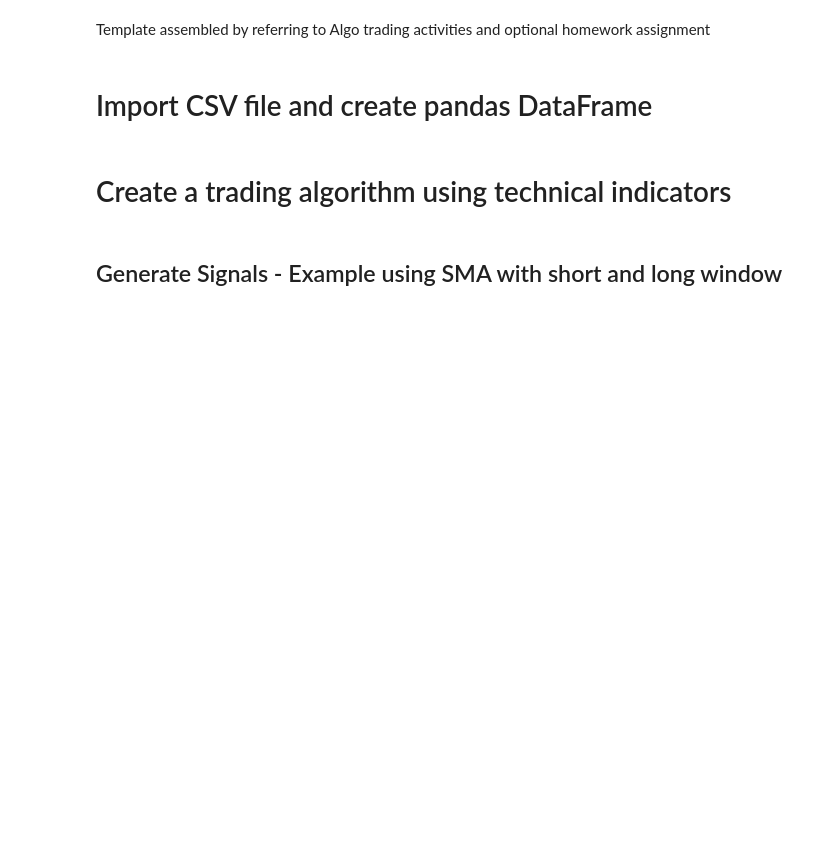
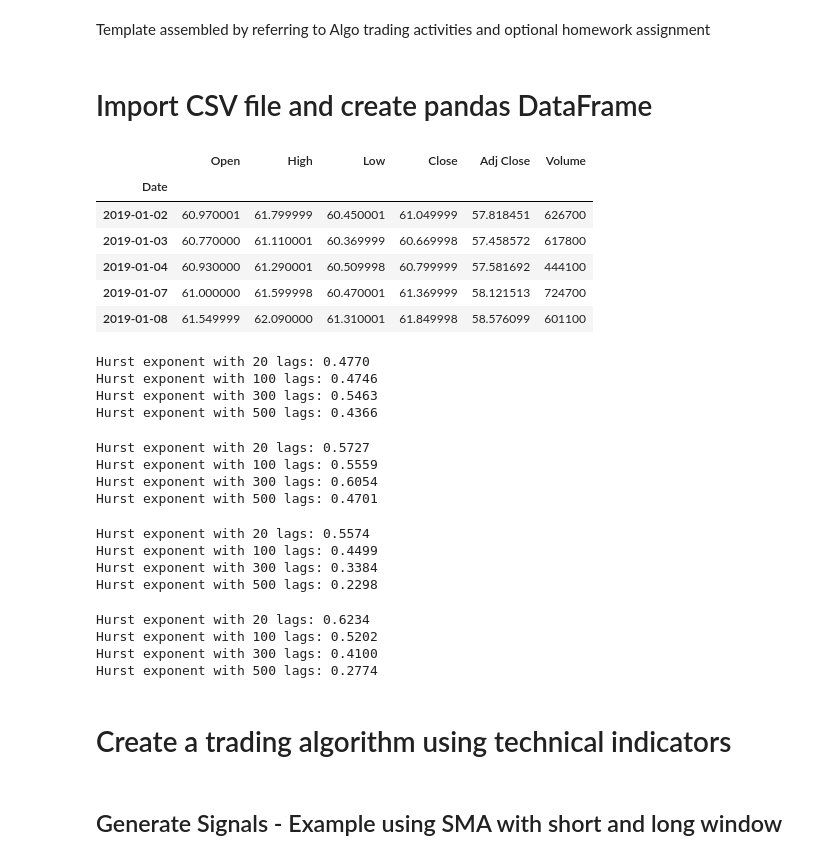
Before and after one commit to tyedem/Machine-Learning-Trader, a Jupyter notebook: Machine_Learning_Trader.ipynb, the cells around one changed output. Drawn from its saved outputs; the diff is of its cells as text; code cells hidden in the pictures; blank space fills up the shorter version.

Commit message:
Add Hurst exponent

```diff
--- a/Machine_Learning_Trader.ipynb
+++ b/Machine_Learning_Trader.ipynb
@@ -29,0 +20,17 @@ stocks_df.head()
+# %%
+# Import stocks dataset
+loblaws_df = pd.read_csv(Path('./Resources/loblaw.csv'), index_col= 'Date', parse_dates = True, infer_datetime_format=True)
+bmo_df = pd.read_csv(Path('./Resources/bmo.csv'), index_col= 'Date', parse_dates = True, infer_datetime_format=True)
+tri_df = pd.read_csv(Path('./Resources/tri.csv'), index_col= 'Date', parse_dates = True, infer_datetime_format=True)
+cix_df = pd.read_csv(Path('./Resources/cix.csv'), index_col= 'Date', parse_dates = True, infer_datetime_format=True)
+
+# Review the DataFrame
+loblaws_df.head()
+# %% [output]
+|  | Open | High | Low | Close | Adj Close | Volume |
+| Date |  |  |  |  |  |  |
+| 2019-01-02 | 60.970001 | 61.799999 | 60.450001 | 61.049999 | 57.818451 | 626700 |
+| 2019-01-03 | 60.770000 | 61.110001 | 60.369999 | 60.669998 | 57.458572 | 617800 |
+| 2019-01-04 | 60.930000 | 61.290001 | 60.509998 | 60.799999 | 57.581692 | 444100 |
+| 2019-01-07 | 61.000000 | 61.599998 | 60.470001 | 61.369999 | 58.121513 | 724700 |
+| 2019-01-08 | 61.549999 | 62.090000 | 61.310001 | 61.849998 | 58.576099 | 601100 |
@@ -30,2 +50,38 @@ stocks_df.head()
+# %%
+for lag in [20, 100, 300, 500]:
+    hurst_exp = get_hurst_exponent(loblaws_df["Adj Close"].values, lag)
+    print(f"Hurst exponent with {lag} lags: {hurst_exp:.4f}")
+# %% [output]
+Hurst exponent with 20 lags: 0.4770
+Hurst exponent with 100 lags: 0.4746
+Hurst exponent with 300 lags: 0.5463
+Hurst exponent with 500 lags: 0.4366
+# %%
+for lag in [20, 100, 300, 500]:
+    hurst_exp = get_hurst_exponent(bmo_df["Adj Close"].values, lag)
+    print(f"Hurst exponent with {lag} lags: {hurst_exp:.4f}")
+# %% [output]
+Hurst exponent with 20 lags: 0.5727
+Hurst exponent with 100 lags: 0.5559
+Hurst exponent with 300 lags: 0.6054
+Hurst exponent with 500 lags: 0.4701
+# %%
+for lag in [20, 100, 300, 500]:
+    hurst_exp = get_hurst_exponent(tri_df["Adj Close"].values, lag)
+    print(f"Hurst exponent with {lag} lags: {hurst_exp:.4f}")
+# %% [output]
+Hurst exponent with 20 lags: 0.5574
+Hurst exponent with 100 lags: 0.4499
+Hurst exponent with 300 lags: 0.3384
+Hurst exponent with 500 lags: 0.2298
+# %%
+for lag in [20, 100, 300, 500]:
+    hurst_exp = get_hurst_exponent(cix_df["Adj Close"].values, lag)
+    print(f"Hurst exponent with {lag} lags: {hurst_exp:.4f}")
+# %% [output]
+Hurst exponent with 20 lags: 0.6234
+Hurst exponent with 100 lags: 0.5202
+Hurst exponent with 300 lags: 0.4100
+Hurst exponent with 500 lags: 0.2774
 # %%
 #Filter the date index and close columns
```
Also changed, not shown: parts of 18 cells of this notebook.
